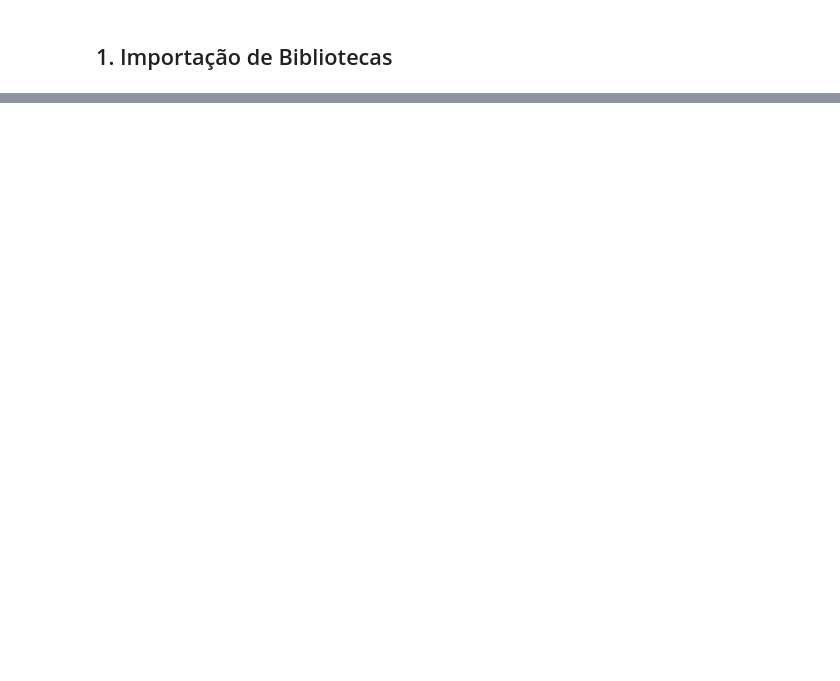
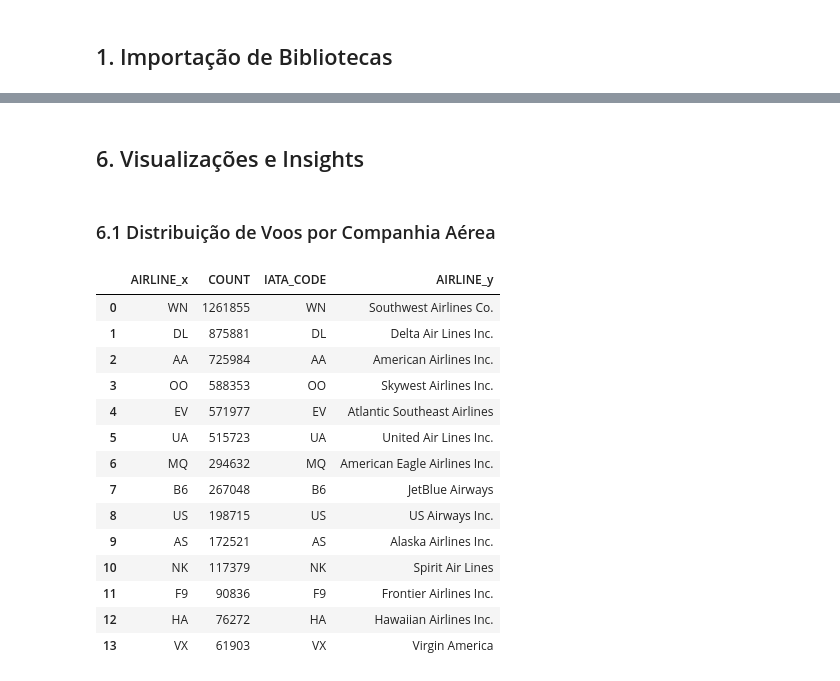
Before and after one commit to lucasedmundo11/MLET-Phase-3, a Jupyter notebook: notebooks/1 EDA.ipynb, the cells around one changed output, grey strips where cells are left out. Drawn from its saved outputs; the diff is of its cells as text; code cells hidden in the pictures; blank space fills up the shorter version.

```diff
--- a/notebooks/1 EDA.ipynb
+++ b/notebooks/1 EDA.ipynb
@@ -106,0 +438,22 @@ for tipo, minutos in sorted(delay_types.items(), key=lambda x: x[1], reverse=Tru
+# %% [markdown]
+## 6. Visualizações e Insights
+# %% [markdown]
+### 6.1 Distribuição de Voos por Companhia Aérea
+# %%
+flights_by_airline
+# %% [output]
+|  | AIRLINE_x | COUNT | IATA_CODE | AIRLINE_y |
+| 0 | WN | 1261855 | WN | Southwest Airlines Co. |
+| 1 | DL | 875881 | DL | Delta Air Lines Inc. |
+| 2 | AA | 725984 | AA | American Airlines Inc. |
+| 3 | OO | 588353 | OO | Skywest Airlines Inc. |
+| 4 | EV | 571977 | EV | Atlantic Southeast Airlines |
+| 5 | UA | 515723 | UA | United Air Lines Inc. |
+| 6 | MQ | 294632 | MQ | American Eagle Airlines Inc. |
+| 7 | B6 | 267048 | B6 | JetBlue Airways |
+| 8 | US | 198715 | US | US Airways Inc. |
+| 9 | AS | 172521 | AS | Alaska Airlines Inc. |
+| 10 | NK | 117379 | NK | Spirit Air Lines |
+| 11 | F9 | 90836 | F9 | Frontier Airlines Inc. |
+| 12 | HA | 76272 | HA | Hawaiian Airlines Inc. |
+| 13 | VX | 61903 | VX | Virgin America |
```
Also changed, not shown: parts of 83 cells of this notebook, 2 other files.
